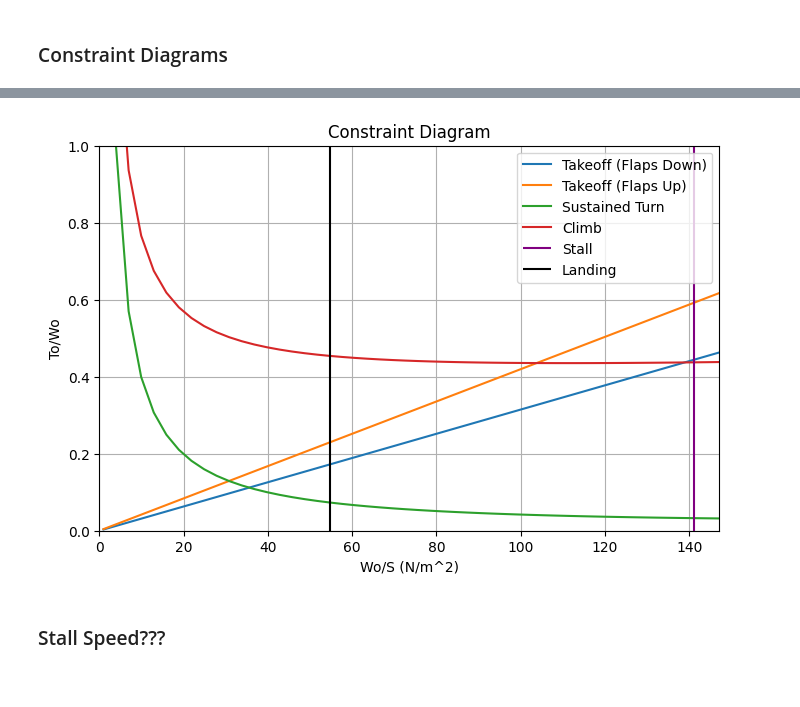
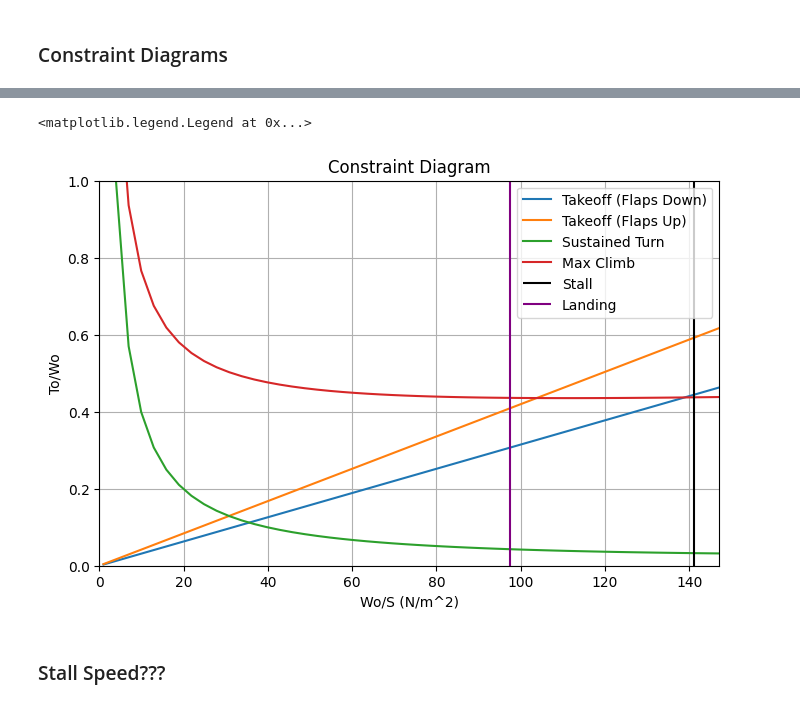
Before and after one commit to mbcapece3/SUAS_Sizing, a Jupyter notebook: aircraft_sizing.ipynb, the cells around one changed output, grey strips where cells are left out. Cells and saved outputs as stored; diff of their text form; code cells hidden in the pictures.

```diff
--- a/aircraft_sizing.ipynb
+++ b/aircraft_sizing.ipynb
@@ -41,7 +41,7 @@ v_stall = 12            # m/s, stall speed
 v_cruise = 18           # m/s, cruise speed
 v_touchdown = 14        # m/s, landing touchdown speed
 dist_to_roll = 20       # m
-dist_land_roll = 60     # m
+dist_land_roll = 40     # m
 time_land_roll = 5      # s                                                           I DONT KNOW IF THIS IS CORRECT???
 radius_turn = 30        # m
 angle_climb_min = 20    # deg
@@ -107,9 +107,20 @@ thrust_to_weight_to_array = wing_loading_array * [1.21 / (gravity * density * Cl
 # Landing Calculation
 def landing_ground_roll(wing_loading):
     x = touchdown_speed_ratio * time_land_roll * (2/density * wing_loading / Cl_max_flaps)**.5 \
-    + touchdown_speed_ratio**2 * wing_loading / (gravity * density * Cl_max_flaps * (D_land_initial / w_to_initial + gear_rolling_friction *(1-.2))) - dist_land_roll   # Assumed L\W = .2
+    - touchdown_speed_ratio**2 * wing_loading / (gravity * density * Cl_max_flaps * (D_land_initial / w_to_initial + gear_rolling_friction *(1-.2))) - dist_land_roll   # Assumed L\W = .2
     return x
 wing_loading_landing = fsolve(landing_ground_roll,20)  # Solves for wing_loading_landing
+
+# def landing_ground_roll(wing_loading):
+#     x = touchdown_speed_ratio * time_land_roll * (2/density * wing_loading / Cl_max_flaps)**.5 \
+#     - (.5 * time_land_roll**2 * gravity * (D_land_initial / w_to_initial + gear_rolling_friction *(1-.2))) - dist_land_roll   # Assumed L\W = .2
+#     return x
+# wing_loading_landing = fsolve(landing_ground_roll,20)  # Solves for wing_loading_landing
+
+# def landing_ground_roll(wing_loading):
+#     x = touchdown_speed_ratio**2 * (2/density * wing_loading / Cl_max_flaps) / (2 * gravity * (D_land_initial / w_to_initial + gear_rolling_friction *(1-.2))) - dist_land_roll   # Assumed L\W = .2
+#     return x
+# wing_loading_landing = fsolve(landing_ground_roll,20)  # Solves for wing_loading_landing
 
 # Climb
 climb_gradient_min = np.tan(angle_climb_min * np.pi / 180)  # Ratio of vertical speed over horizontal speed (angle in deg)
@@ -129,9 +140,9 @@ ylim = 1
 ax.plot(wing_loading_array, thrust_to_weight_to_flaps_array, label='Takeoff (Flaps Down)')
 ax.plot(wing_loading_array, thrust_to_weight_to_array, label='Takeoff (Flaps Up)')
 ax.plot(wing_loading_array, thrust_to_weight_bank_array, label='Sustained Turn')
-ax.plot(wing_loading_array, thrust_to_weight_climb_array, label='Climb')
-ax.vlines(wing_loading_stall_inital, 0, ylim, label = 'Stall', colors='purple')
-ax.vlines(wing_loading_landing[0], 0, ylim, label = 'Landing', colors='black')
+ax.plot(wing_loading_array, thrust_to_weight_climb_array, label='Max Climb')
+ax.vlines(wing_loading_stall_inital, 0, ylim, label = 'Stall', colors='black')
+ax.vlines(wing_loading_landing[0], 0, ylim, label = 'Landing', colors='purple')
 ax.set_xlim([0,xlim])
 ax.set_ylim([0,ylim])
 ax.set_title('Constraint Diagram')
@@ -144,4 +155,5 @@ ax.legend(loc='upper right')
+<matplotlib.legend.Legend at 0x...>
-[figure, old version]
+[figure, new version]
 # %% [markdown]
 ### Stall Speed???
 # %% [markdown]
```
Also changed, not shown: parts of 1 cell of this notebook.
